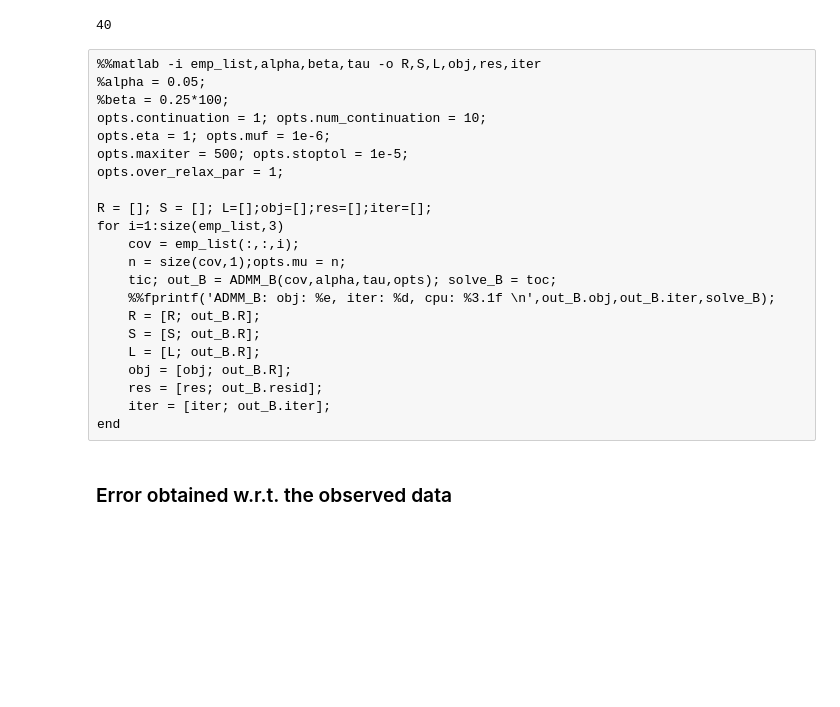
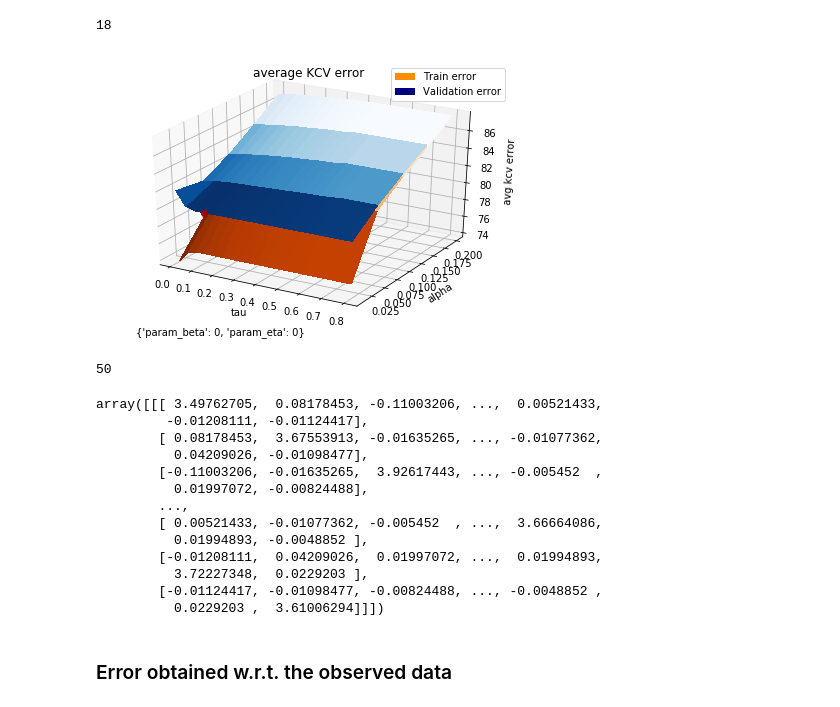
Before and after one commit to fdtomasi/regain, a Jupyter notebook: notebooks/perche' il rank non funziona.ipynb, the cells around one changed output. Drawn from its saved outputs; the diff is of its cells as text; code cells hidden in the pictures; blank space fills up the shorter version.

```diff
--- a/notebooks/perche' il rank non funziona.ipynb
+++ b/notebooks/perche' il rank non funziona.ipynb
@@ -147,5 +212,8 @@ print(alpha)# 0.05
 # %%
-results_time = latent_time_graph_lasso_.latent_time_graph_lasso(
-        np.array(data_list), alpha=alpha, tau=tau,#0.25,#0.01,
-        tol=1e-5, rtol=1e-5, rho=1./data.shape[0],
-        verbose=0, max_iter=500)
+reload(latent_time_graph_lasso_v3_)
+emp_cov = [empirical_covariance(a, assume_centered=1) for a in data_list]
+results_time = latent_time_graph_lasso_v3_.latent_time_graph_lasso(
+        emp_cov, alpha=alpha, tau=tau,
+        beta=0, eta=0,
+        tol=1e-6, rtol=1e-6, rho=1. / np.sqrt(np.array(data_list).shape[1]),
+        verbose=1, max_iter=1000)
@@ -152,29 +238,13 @@ results_time = latent_time_graph_lasso_.latent_time_graph_lasso(
 # %%
-np.linalg.matrix_rank(results_time[1][0])
+print np.linalg.matrix_rank(results_time[1][0])
 #print(ltgl.best_score_)#results_time[1][0]
-# from palladio import plotting; reload(plotting);
-# plotting.score_surfaces_gridsearch(ltgl, indep_vars=['tau','eta'], logspace=['tau','eta'])
+from palladio import plotting; reload(plotting);
+plotting.score_surfaces_gridsearch(ltgl, indep_vars=['tau','alpha'], plot_errors=1,
+                                  zlim=None)
 # %% [output]
-40
+18
+[figure, added]
-# %% [raw]
-%%matlab -i emp_list,alpha,beta,tau -o R,S,L,obj,res,iter
-%alpha = 0.05;
-%beta = 0.25*100;
-opts.continuation = 1; opts.num_continuation = 10;
-opts.eta = 1; opts.muf = 1e-6;
-opts.maxiter = 500; opts.stoptol = 1e-5;
-opts.over_relax_par = 1;
-
-R = []; S = []; L=[];obj=[];res=[];iter=[];
-for i=1:size(emp_list,3)
-    cov = emp_list(:,:,i);
-    n = size(cov,1);opts.mu = n;
-    tic; out_B = ADMM_B(cov,alpha,tau,opts); solve_B = toc;
-    %%fprintf('ADMM_B: obj: %e, iter: %d, cpu: %3.1f \n',out_B.obj,out_B.iter,solve_B);
-    R = [R; out_B.R];
-    S = [S; out_B.R];
-    L = [L; out_B.R];
-    obj = [obj; out_B.R];
-    res = [res; out_B.resid];
-    iter = [iter; out_B.iter];
-end
+# %%
+results_time[-1]
+# %% [output]
+50
@@ -181 +278,17 @@ end
+# %%
+R
+# %% [output]
+array([[[ 3.49762705,  0.08178453, -0.11003206, ...,  0.00521433,
+         -0.01208111, -0.01124417],
+        [ 0.08178453,  3.67553913, -0.01635265, ..., -0.01077362,
+          0.04209026, -0.01098477],
+        [-0.11003206, -0.01635265,  3.92617443, ..., -0.005452  ,
+          0.01997072, -0.00824488],
+        ...,
+        [ 0.00521433, -0.01077362, -0.005452  , ...,  3.66664086,
+          0.01994893, -0.0048852 ],
+        [-0.01208111,  0.04209026,  0.01997072, ...,  0.01994893,
+          3.72227348,  0.0229203 ],
+        [-0.01124417, -0.01098477, -0.00824488, ..., -0.0048852 ,
+          0.0229203 ,  3.61006294]]])
 # %%
```
Also changed, not shown: parts of 34 cells of this notebook, 2 other files.
